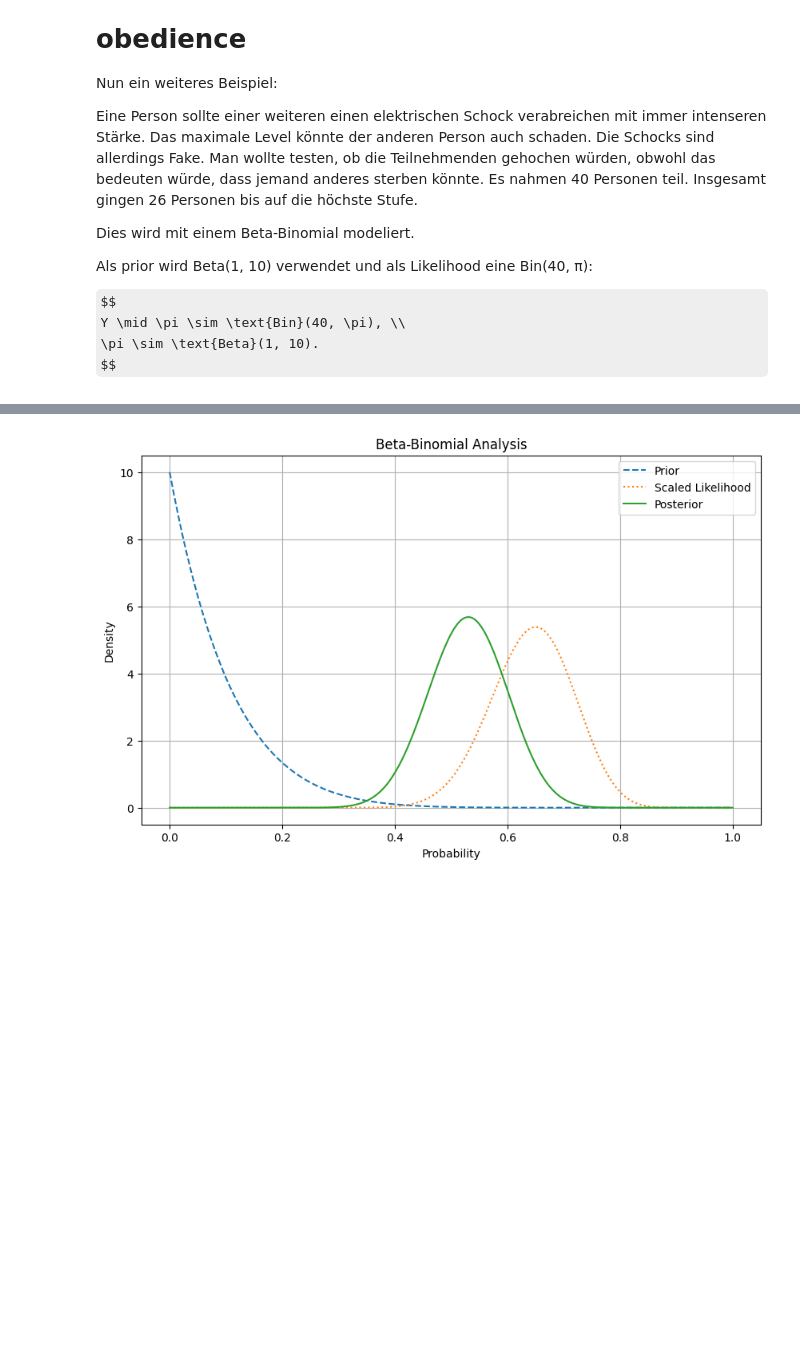
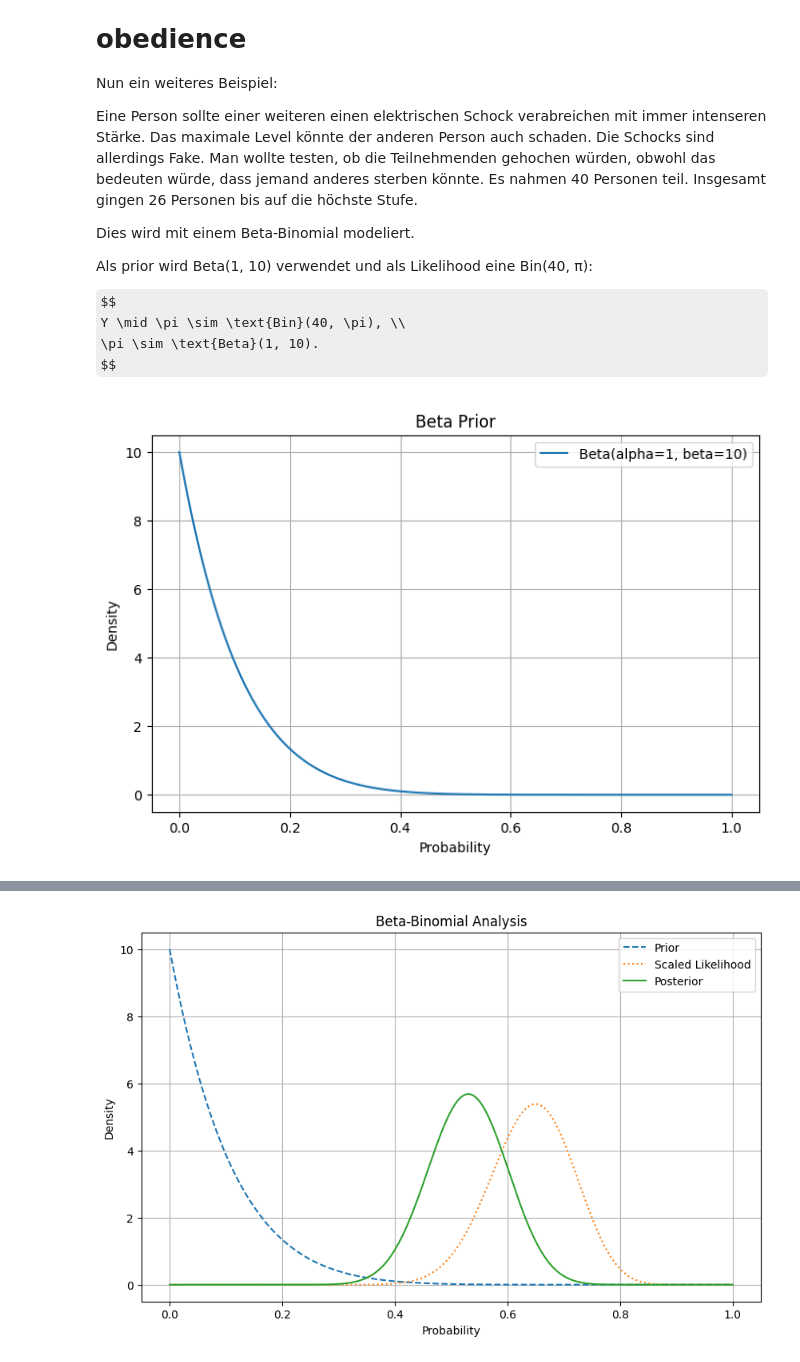
Before and after one commit to buesst1/bda, a Jupyter notebook: chapters/chapter3: The Beta-Binomial Bayesian Model.ipynb, the cells around one changed output, grey strips where cells are left out. Saved outputs shown, nothing was run; the diff lists cells and outputs as text; code cells hidden in the pictures; some formulas as TeX source; blank space fills up the shorter version.

```diff
--- a/chapters/chapter3: The Beta-Binomial Bayesian Model.ipynb
+++ b/chapters/chapter3: The Beta-Binomial Bayesian Model.ipynb
@@ -141,3 +141,7 @@ $$
 Y \mid \pi \sim \text{Bin}(40, \pi), \\
 \pi \sim \text{Beta}(1, 10).
 $$
+# %%
+plot_beta_prior(1, 10)
+# %% [output]
+[figure, added]
```
Also changed, not shown: parts of 4 cells of this notebook, 2 other files.
